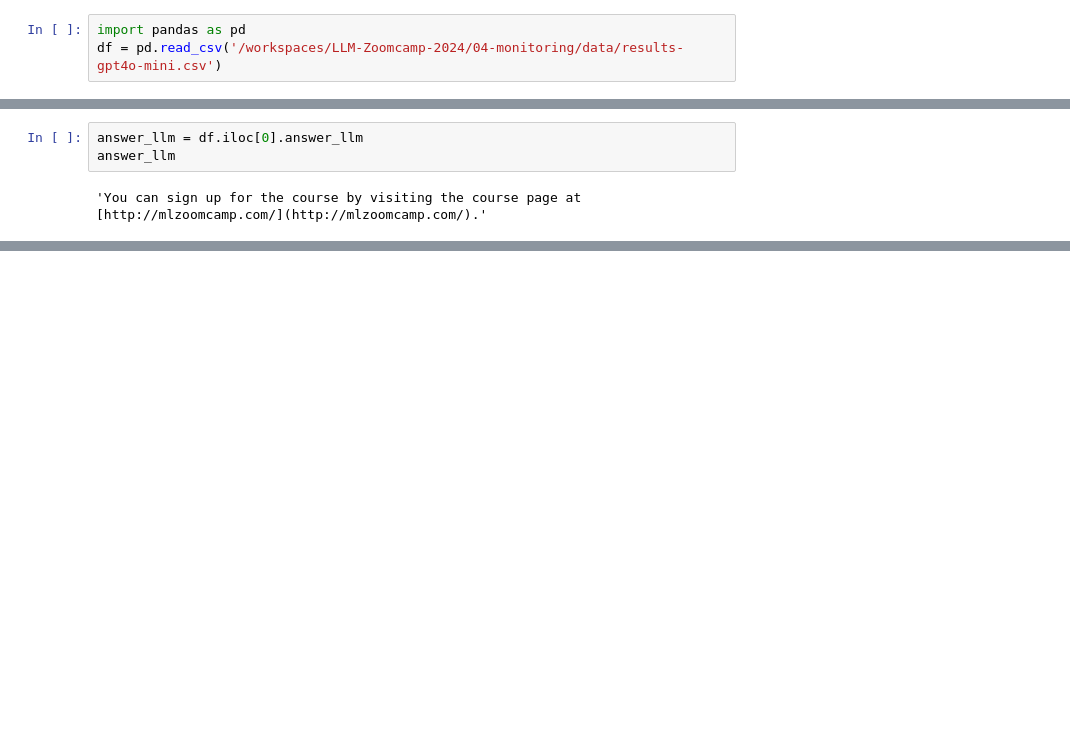
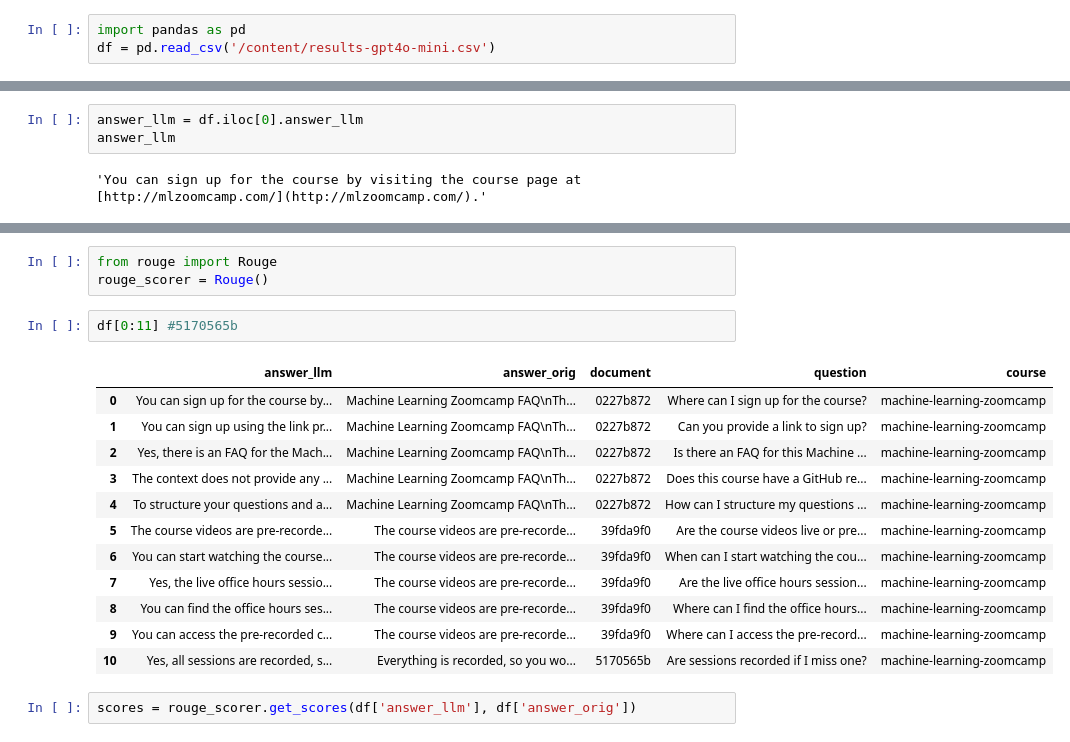
Before and after one commit to beotavalo/LLM-Zoomcamp-2024, a Jupyter notebook: 04-monitoring/homework_04.ipynb, the cells around one changed output, grey strips where cells are left out. Cells and saved outputs as stored; diff of their text form; blank space fills up the shorter version.

Commit message:
Completed homework 4 monitoring RAGs

```diff
--- a/04-monitoring/homework_04.ipynb
+++ b/04-monitoring/homework_04.ipynb
@@ -3,6 +16,6 @@
 # %%
 import pandas as pd
-df = pd.read_csv('/workspaces/LLM-Zoomcamp-2024/04-monitoring/data/results-gpt4o-mini.csv')
+df = pd.read_csv('/content/results-gpt4o-mini.csv')
 # %%
 df = df.iloc[:300]
 df.head()
@@ -102,0 +211,20 @@ array([[-0.03021406, -0.3444381 , -0.28076234, ..., -0.02464598,
+# %%
+from rouge import Rouge
+rouge_scorer = Rouge()
+# %%
+df[0:11] #5170565b
+# %% [output]
+|  | answer_llm | answer_orig | document | question | course |
+| 0 | You can sign up for the course by... | Machine Learning Zoomcamp FAQ\nTh... | 0227b872 | Where can I sign up for the course? | machine-learning-zoomcamp |
+| 1 | You can sign up using the link pr... | Machine Learning Zoomcamp FAQ\nTh... | 0227b872 | Can you provide a link to sign up? | machine-learning-zoomcamp |
+| 2 | Yes, there is an FAQ for the Mach... | Machine Learning Zoomcamp FAQ\nTh... | 0227b872 | Is there an FAQ for this Machine ... | machine-learning-zoomcamp |
+| 3 | The context does not provide any ... | Machine Learning Zoomcamp FAQ\nTh... | 0227b872 | Does this course have a GitHub re... | machine-learning-zoomcamp |
+| 4 | To structure your questions and a... | Machine Learning Zoomcamp FAQ\nTh... | 0227b872 | How can I structure my questions ... | machine-learning-zoomcamp |
+| 5 | The course videos are pre-recorde... | The course videos are pre-recorde... | 39fda9f0 | Are the course videos live or pre... | machine-learning-zoomcamp |
+| 6 | You can start watching the course... | The course videos are pre-recorde... | 39fda9f0 | When can I start watching the cou... | machine-learning-zoomcamp |
+| 7 | Yes, the live office hours sessio... | The course videos are pre-recorde... | 39fda9f0 | Are the live office hours session... | machine-learning-zoomcamp |
+| 8 | You can find the office hours ses... | The course videos are pre-recorde... | 39fda9f0 | Where can I find the office hours... | machine-learning-zoomcamp |
+| 9 | You can access the pre-recorded c... | The course videos are pre-recorde... | 39fda9f0 | Where can I access the pre-record... | machine-learning-zoomcamp |
+| 10 | Yes, all sessions are recorded, s... | Everything is recorded, so you wo... | 5170565b | Are sessions recorded if I miss one? | machine-learning-zoomcamp |
+# %%
+scores = rouge_scorer.get_scores(df['answer_llm'], df['answer_orig'])
```
Also changed, not shown: parts of 20 cells of this notebook.
